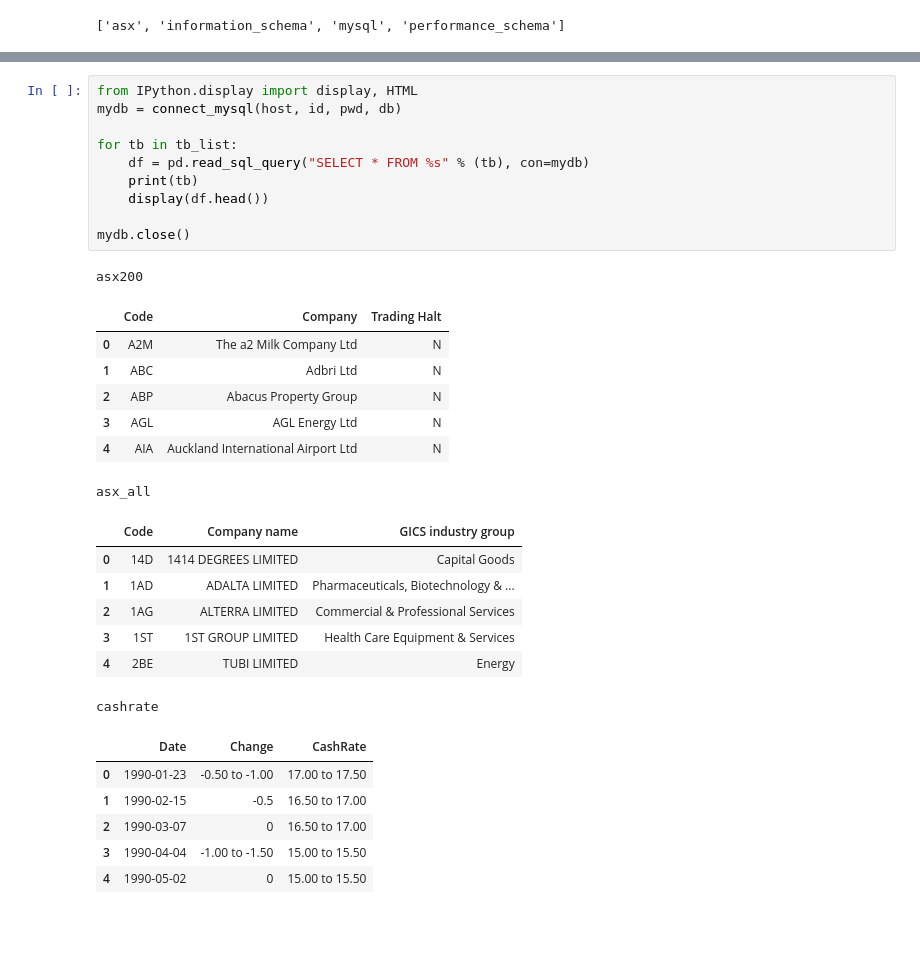
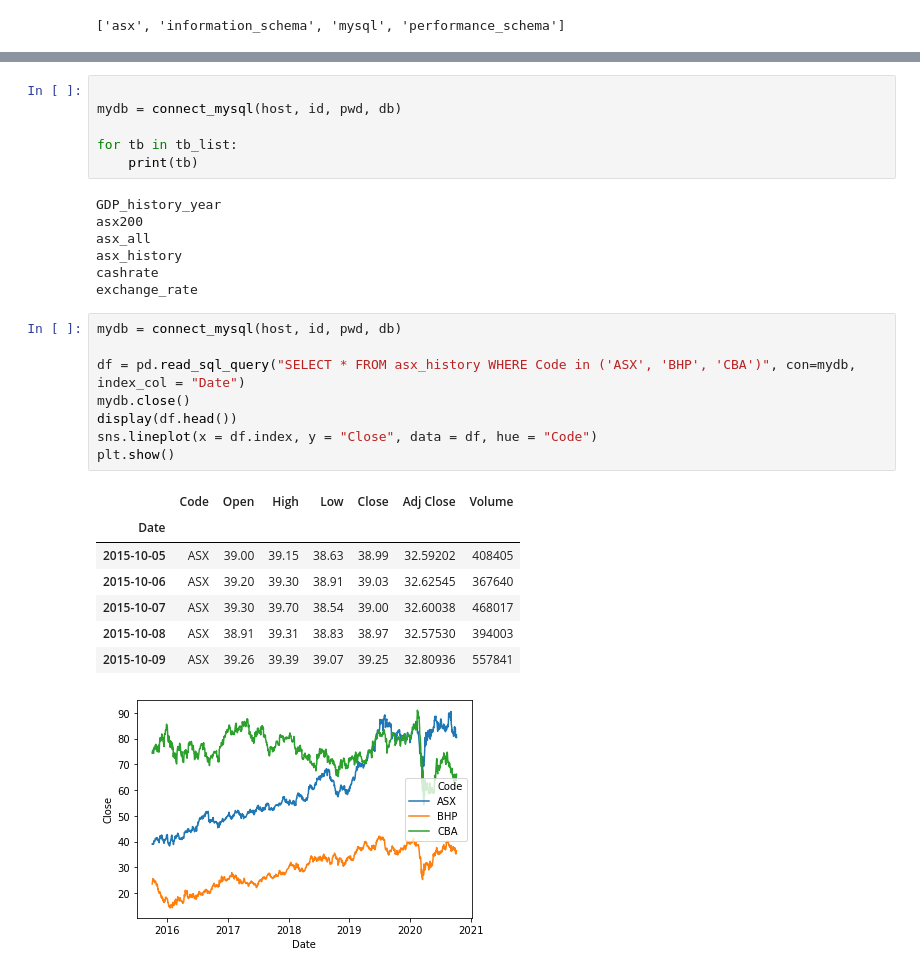
Before and after one commit to MDSI-AUG-2020-DSP/ASX, a Jupyter notebook: DataExploration.ipynb, the cells around one changed output, grey strips where cells are left out. Drawn from its saved outputs; the diff is of its cells as text; blank space fills up the shorter version.

Commit message:
Updated sns visualisation

```diff
--- a/DataExploration.ipynb
+++ b/DataExploration.ipynb
@@ -49,32 +51,30 @@ print(tb_list)
 # %%
-from IPython.display import display, HTML
+
 mydb = connect_mysql(host, id, pwd, db)
 
 for tb in tb_list:
-    df = pd.read_sql_query("SELECT * FROM %s" % (tb), con=mydb)
     print(tb)
-    display(df.head())
-
-mydb.close()
 # %% [output]
+GDP_history_year
 asx200
+asx_all
+asx_history
+cashrate
+exchange_rate
-|  | Code | Company | Trading Halt |
-| 0 | A2M | The a2 Milk Company Ltd | N |
-| 1 | ABC | Adbri Ltd | N |
-| 2 | ABP | Abacus Property Group | N |
-| 3 | AGL | AGL Energy Ltd | N |
-| 4 | AIA | Auckland International Airport Ltd | N |
-asx_all
-|  | Code | Company name | GICS industry group |
-| 0 | 14D | 1414 DEGREES LIMITED | Capital Goods |
-| 1 | 1AD | ADALTA LIMITED | Pharmaceuticals, Biotechnology & ... |
-| 2 | 1AG | ALTERRA LIMITED | Commercial & Professional Services |
-| 3 | 1ST | 1ST GROUP LIMITED | Health Care Equipment & Services |
-| 4 | 2BE | TUBI LIMITED | Energy |
-cashrate
-|  | Date | Change | CashRate |
-| 0 | 1990-01-23 | -0.50 to -1.00 | 17.00 to 17.50 |
-| 1 | 1990-02-15 | -0.5 | 16.50 to 17.00 |
-| 2 | 1990-03-07 | 0 | 16.50 to 17.00 |
-| 3 | 1990-04-04 | -1.00 to -1.50 | 15.00 to 15.50 |
-| 4 | 1990-05-02 | 0 | 15.00 to 15.50 |
+# %%
+mydb = connect_mysql(host, id, pwd, db)
+
+df = pd.read_sql_query("SELECT * FROM asx_history WHERE Code in ('ASX', 'BHP', 'CBA')", con=mydb, index_col = "Date")
+mydb.close()
+display(df.head())
+sns.lineplot(x = df.index, y = "Close", data = df, hue = "Code")
+plt.show()
+# %% [output]
+|  | Code | Open | High | Low | Close | Adj Close | Volume |
+| Date |  |  |  |  |  |  |  |
+| 2015-10-05 | ASX | 39.00 | 39.15 | 38.63 | 38.99 | 32.59202 | 408405 |
+| 2015-10-06 | ASX | 39.20 | 39.30 | 38.91 | 39.03 | 32.62545 | 367640 |
+| 2015-10-07 | ASX | 39.30 | 39.70 | 38.54 | 39.00 | 32.60038 | 468017 |
+| 2015-10-08 | ASX | 38.91 | 39.31 | 38.83 | 38.97 | 32.57530 | 394003 |
+| 2015-10-09 | ASX | 39.26 | 39.39 | 39.07 | 39.25 | 32.80936 | 557841 |
+[figure, added]
```
Also changed, not shown: parts of 2 cells of this notebook.
